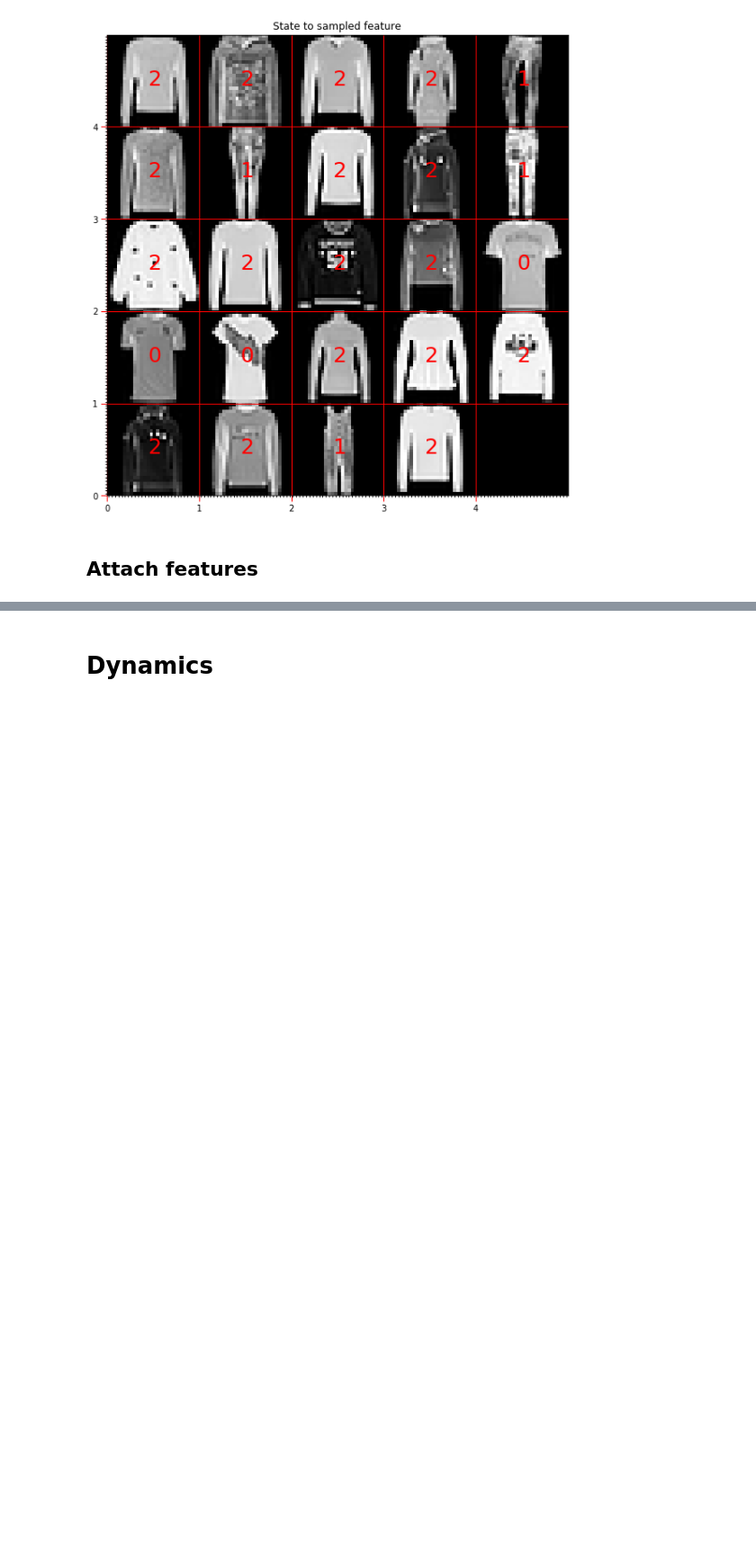
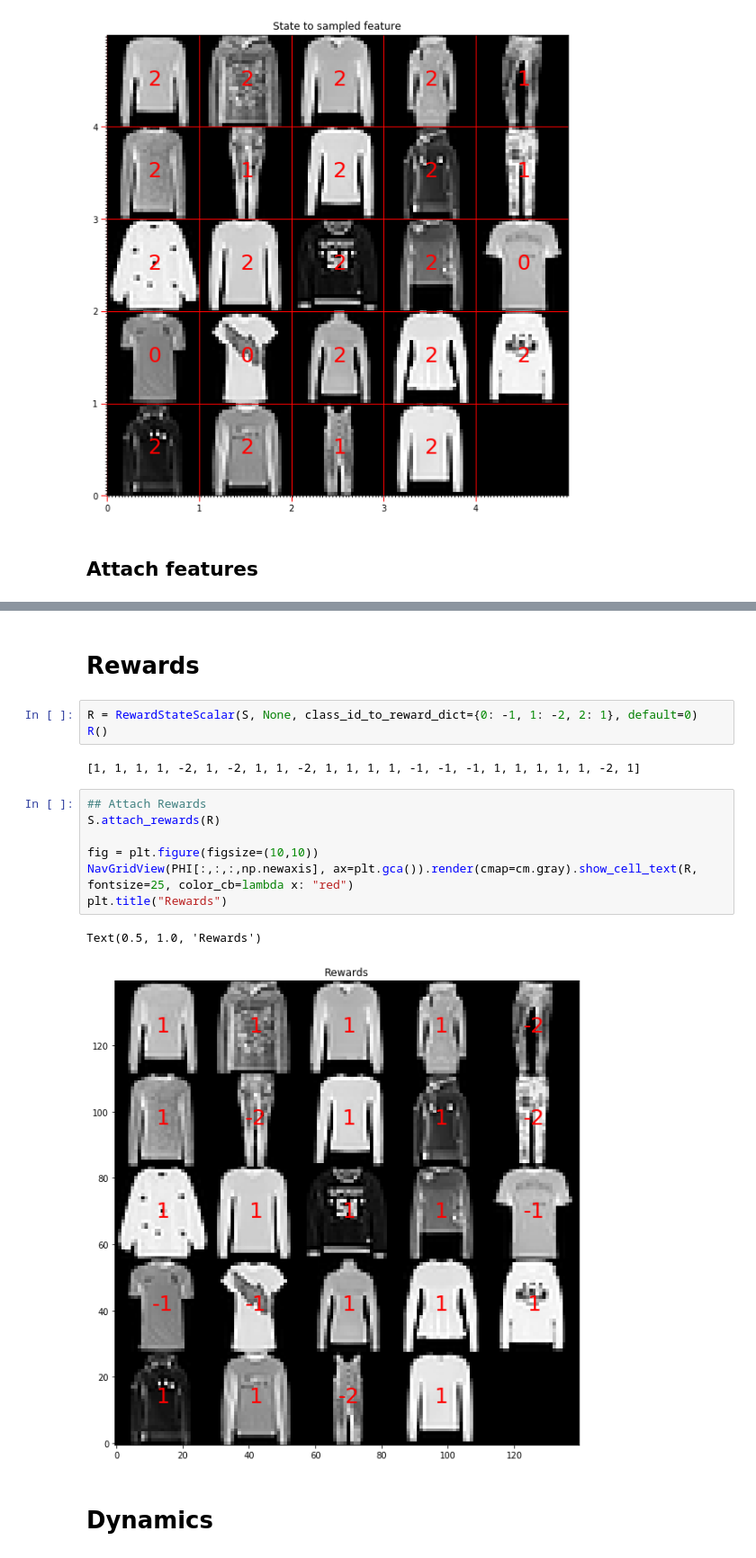
Before and after one commit to yrevar/InverseRL, a Jupyter notebook: discrete_state_space.ipynb, the cells around one changed output, grey strips where cells are left out. Shown at 90% size. Cells and saved outputs as stored; diff of their text form; blank space fills up the shorter version.

Commit message:
added rewards class

```diff
--- a/discrete_state_space.ipynb
+++ b/discrete_state_space.ipynb
@@ -189,3 +192,20 @@ State space has features of dim (24, 3), S[0]: [0. 0. 1.]
+# %% [markdown]
+# Rewards
+# %%
+R = RewardStateScalar(S, None, class_id_to_reward_dict={0: -1, 1: -2, 2: 1}, default=0)
+R()
+# %% [output]
+[1, 1, 1, 1, -2, 1, -2, 1, 1, -2, 1, 1, 1, 1, -1, -1, -1, 1, 1, 1, 1, 1, -2, 1]
+# %%
+## Attach Rewards
+S.attach_rewards(R)
+
+fig = plt.figure(figsize=(10,10))
+NavGridView(PHI[:,:,:,np.newaxis], ax=plt.gca()).render(cmap=cm.gray).show_cell_text(R, fontsize=25, color_cb=lambda x: "red")
+plt.title("Rewards")
+# %% [output]
+Text(0.5, 1.0, 'Rewards')
+[figure, added]
 # %% [markdown]
 # Dynamics
 # %%
```
Also changed, not shown: parts of 5 cells of this notebook, 4 other files.
